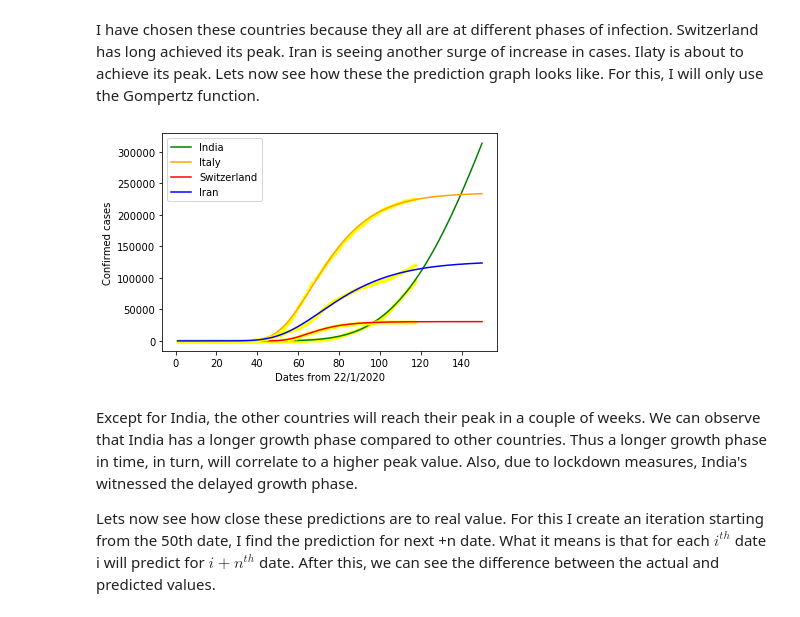
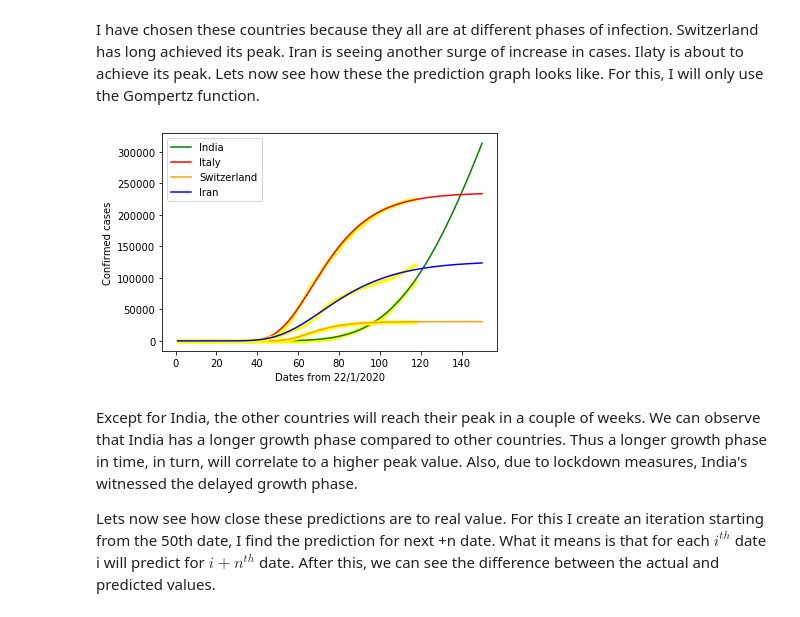
Before and after one commit to Divay9Sharma/My-Blog, a Jupyter notebook: _notebooks/2020-05-18-Covid.ipynb, the cells around one changed output. Cells and saved outputs as stored; diff of their text form; code cells hidden in the pictures.

```diff
--- a/_notebooks/2020-05-18-Covid.ipynb
+++ b/_notebooks/2020-05-18-Covid.ipynb
@@ -54,15 +54,15 @@ def f_sigmoid(x, a, b, c):
         # c = sigmoid midpoint
         # b = curve steepness (logistic growth)
         # a = max value
-        return (c / (1 + np.exp(b-a*(x-x_0))))
+        return (c / (1 + np.exp(b-a*(x))))
 def Bertalanffy(x, a, b, c):
         # a = max value
         # b,c = function parameter
-        return a*np.sign(1 - np.exp(-b*(x-x_0)))*np.abs(1 - np.exp(-b*(x-x_0)))**c
+        return a*np.sign(1 - np.exp(-b*(x-x_0)))*np.abs(1 - np.exp(-b*(x)))**c
 def Gompertz(x, a, b, c):
         # a = max value
         # b,c = function parameter
-        return a*np.exp(-b*np.exp(-c*(x-x_0)))
+        return a*np.exp(-b*np.exp(-c*(x)))
 def r2(y,y_hat):
     return 1-(np.sum((y-y_hat)**2)/np.sum((y - np.mean(y))**2))
 # %% [markdown]
@@ -180,36 +180,36 @@ I have chosen these countries because they all are at different phases of infect
 # %%
 extra_date = np.linspace(1,150,150)
 popt_sig, pcov_sig = curve_fit(Gompertz, date, cases_ind)
 ans1 = Gompertz(extra_date,popt_sig[0],popt_sig[1],popt_sig[2])
 
 popt_sig, pcov_sig = curve_fit(Gompertz, date, cases_it)
 ans2 = Gompertz(extra_date,popt_sig[0],popt_sig[1],popt_sig[2])
 
 popt_sig, pcov_sig = curve_fit(Gompertz, date, cases_iran)
 ans3 = Gompertz(extra_date,popt_sig[0],popt_sig[1],popt_sig[2])
 
 popt_sig, pcov_sig = curve_fit(Gompertz, date, cases_swiss)
 ans4 = Gompertz(extra_date,popt_sig[0],popt_sig[1],popt_sig[2])
 
 
 plt.plot(date, cases_ind,'.',color ='yellow')
 plt.plot(extra_date, ans1, color ='green', label ="India")
 
 plt.plot(date, cases_it,'.',color ='yellow')
-plt.plot(extra_date, ans2, color ='orange', label ="Italy")
+plt.plot(extra_date, ans2, color ='red', label ="Italy")
 
 
 plt.plot(date, cases_swiss,'.',color ='yellow')
-plt.plot(extra_date, ans4, color ='red', label ="Switzerland")
+plt.plot(extra_date, ans4, color ='orange', label ="Switzerland")
 
 plt.plot(date, cases_iran,'.',color ='yellow')
 plt.plot(extra_date, ans3,color ='blue', label ="Iran")
 plt.xlabel("Dates from 22/1/2020")
 plt.ylabel("Confirmed cases")
 plt.legend()
 plt.show()
 # %% [output]
-[figure, old version]
+[figure, new version]
 # %% [markdown]
 Except for India, the other countries will reach their peak in a couple of weeks. We can observe that India has a longer growth phase compared to other countries. Thus a longer growth phase in time, in turn, will correlate to a higher peak value. Also, due to lockdown measures, India's witnessed the delayed growth phase.
 
```
Also changed, not shown: parts of 3 cells of this notebook.
